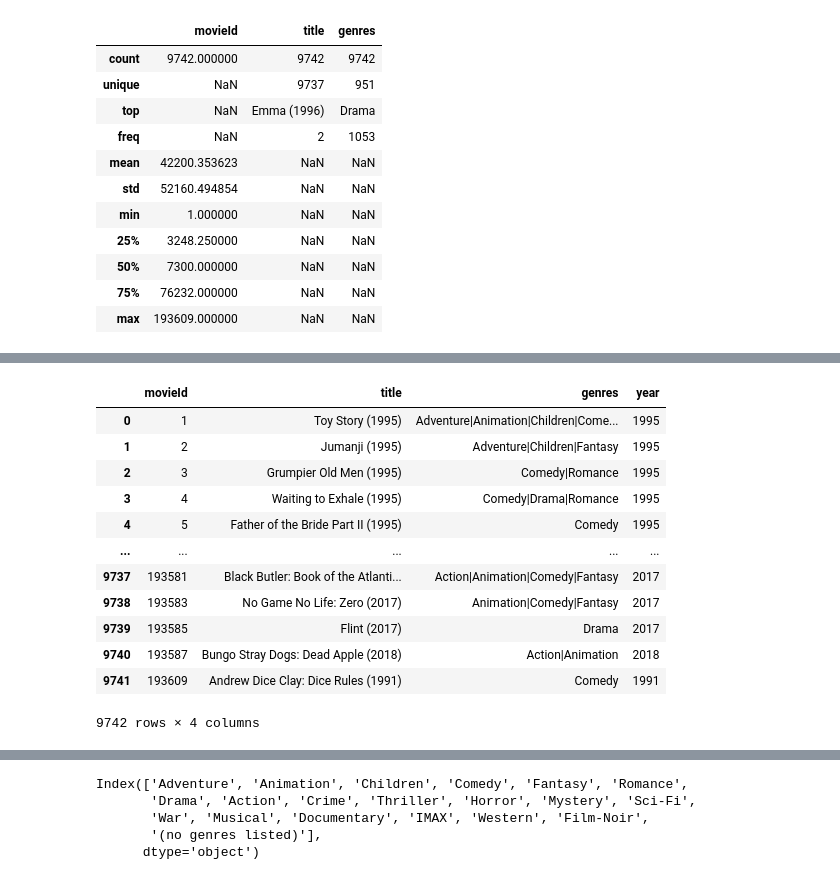
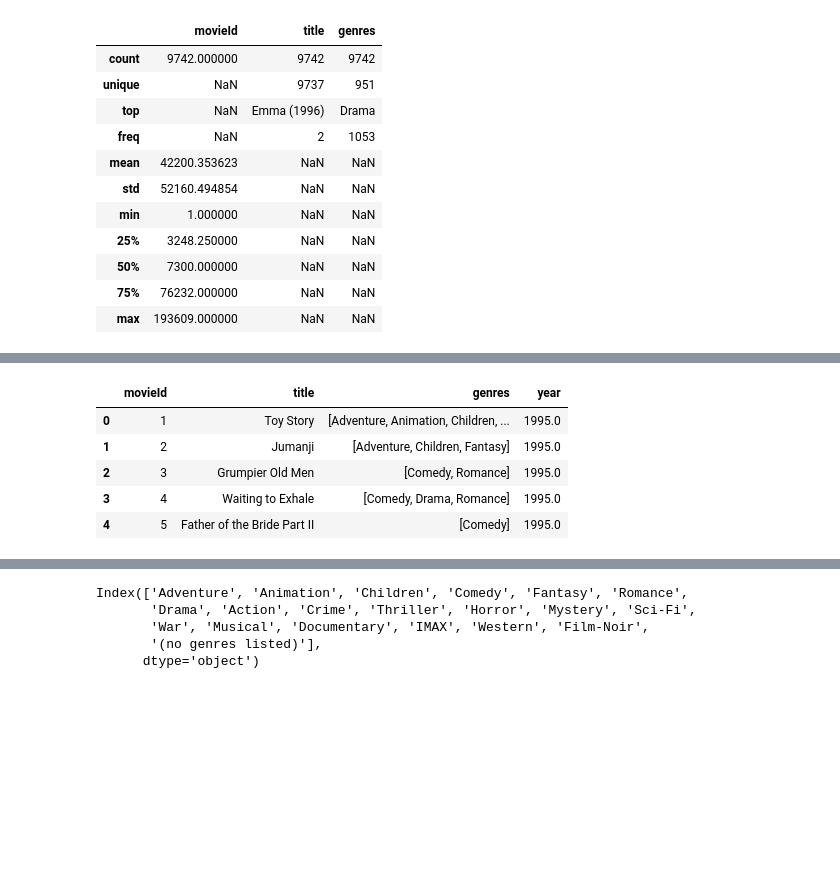
Before and after one commit to M-H-Tabatabai/IMDB-Website-Recommender-System-Project, a Jupyter notebook: recommender_sys_content_based.ipynb, the cells around one changed output, grey strips where cells are left out. Cells and saved outputs as stored; diff of their text form; code cells hidden in the pictures; blank space fills up the shorter version.

Commit message:
feat: preprocess movies dataset (extract year, clean title, split genres)

```diff
--- a/recommender_sys_content_based.ipynb
+++ b/recommender_sys_content_based.ipynb
@@ -109,19 +124,20 @@ dtype: object
 # %%
-movies_df["year"] = movies_df["title"].str.extract('(\(\d\d\d\d\))', expand=False)
-movies_df["year"] = movies_df["year"].str.extract('(\d\d\d\d)', expand=False)
+# 1) Extract release year from title (4-digit year inside parentheses)
+movies_df["year"] = movies_df["title"].str.extract(r"\((\d{4})\)")
+movies_df["year"] = pd.to_numeric(movies_df["year"], errors="coerce")
+
+# 2) Clean title by removing the year and extra spaces
+movies_df["title"] = movies_df["title"].str.replace(r"\(\d{4}\)", "", regex=True).str.strip()
+
+# 3) Convert genres from "Action|Comedy|..." to a list of genres
+movies_df["genres"] = movies_df["genres"].str.split("|")
+
+# Quick sanity-check
+display(movies_df.head())
+# %% [output]
+|  | movieId | title | genres | year |
+| 0 | 1 | Toy Story | [Adventure, Animation, Children, ... | 1995.0 |
+| 1 | 2 | Jumanji | [Adventure, Children, Fantasy] | 1995.0 |
+| 2 | 3 | Grumpier Old Men | [Comedy, Romance] | 1995.0 |
+| 3 | 4 | Waiting to Exhale | [Comedy, Drama, Romance] | 1995.0 |
+| 4 | 5 | Father of the Bride Part II | [Comedy] | 1995.0 |
-# %%
-movies_df
-# %% [output]
-|  | movieId | title | genres | year |
-| 0 | 1 | Toy Story (1995) | Adventure|Animation|Children|Come... | 1995 |
-| 1 | 2 | Jumanji (1995) | Adventure|Children|Fantasy | 1995 |
-| 2 | 3 | Grumpier Old Men (1995) | Comedy|Romance | 1995 |
-| 3 | 4 | Waiting to Exhale (1995) | Comedy|Drama|Romance | 1995 |
-| 4 | 5 | Father of the Bride Part II (1995) | Comedy | 1995 |
-| ... | ... | ... | ... | ... |
-| 9737 | 193581 | Black Butler: Book of the Atlanti... | Action|Animation|Comedy|Fantasy | 2017 |
-| 9738 | 193583 | No Game No Life: Zero (2017) | Animation|Comedy|Fantasy | 2017 |
-| 9739 | 193585 | Flint (2017) | Drama | 2017 |
-| 9740 | 193587 | Bungo Stray Dogs: Dead Apple (2018) | Action|Animation | 2018 |
-| 9741 | 193609 | Andrew Dice Clay: Dice Rules (1991) | Comedy | 1991 |
-9742 rows × 4 columns
```
Also changed, not shown: parts of 4 cells of this notebook.
